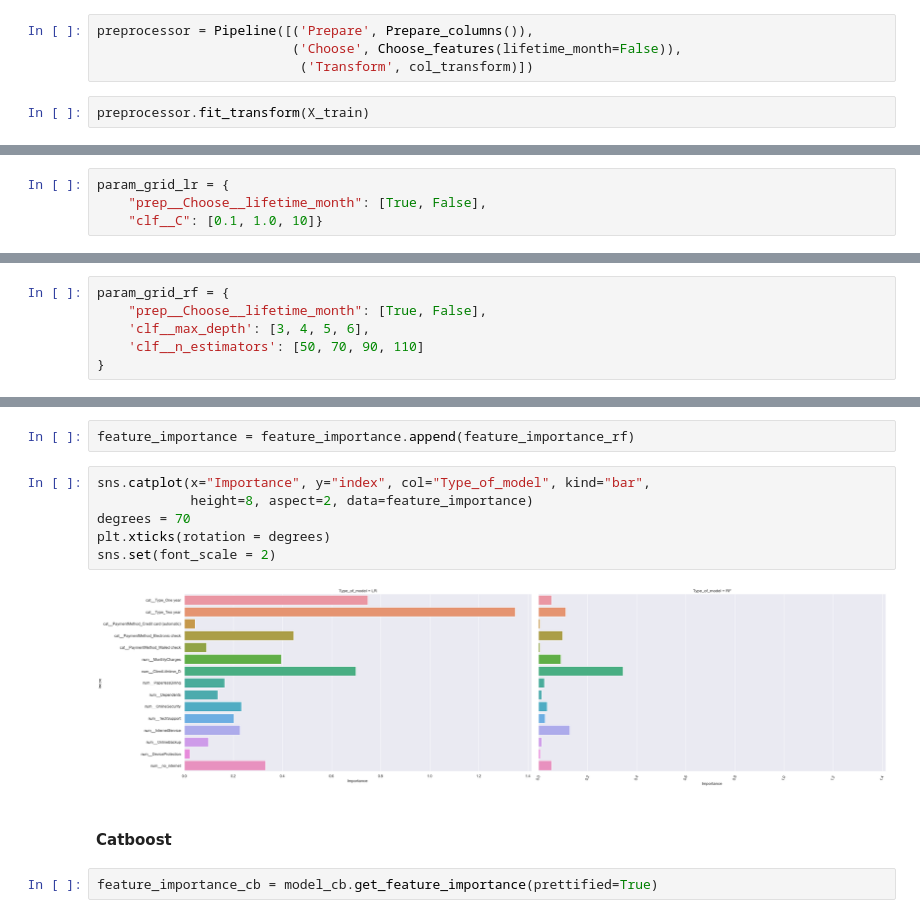
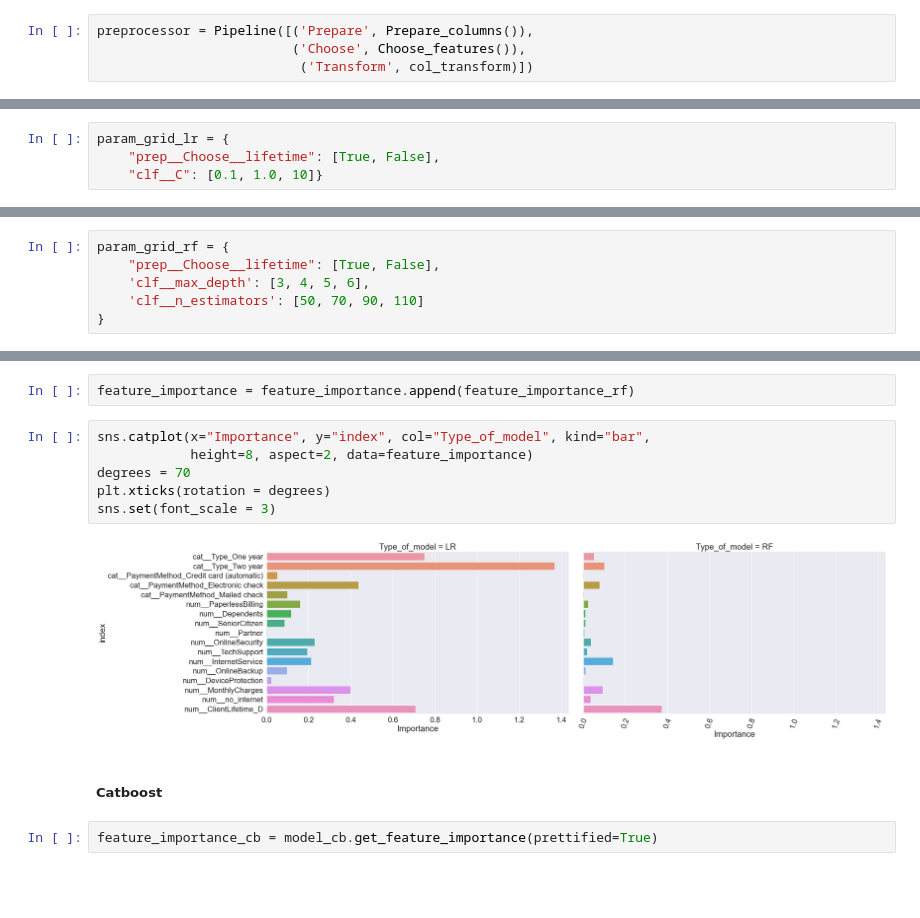
Before and after one commit to xrayserg/Yandex_Practicum, a Jupyter notebook: customer_churn_telecom/customer_churn_telecom.ipynb, the cells around one changed output, grey strips where cells are left out. Drawn from its saved outputs; the diff is of its cells as text; blank space fills up the shorter version.

```diff
--- a/customer_churn_telecom/customer_churn_telecom.ipynb
+++ b/customer_churn_telecom/customer_churn_telecom.ipynb
@@ -924,7 +1053,5 @@ col_transform = ColumnTransformer([
         ('num', num_transformer, make_column_selector(dtype_include=np.number))])
 # %%
 preprocessor = Pipeline([('Prepare', Prepare_columns()),
-                         ('Choose', Choose_features(lifetime_month=False)),
+                         ('Choose', Choose_features()),
                           ('Transform', col_transform)])
-# %%
-preprocessor.fit_transform(X_train)
@@ -986,7 +1088,7 @@ lr = Pipeline([('prep', preprocessor),
             ('clf', LogisticRegression())])
 # %%
 param_grid_lr = {
-    "prep__Choose__lifetime_month": [True, False],
+    "prep__Choose__lifetime": [True, False],
     "clf__C": [0.1, 1.0, 10]}
 # %%
 kfolds = StratifiedKFold(5, shuffle=True, random_state =10)
@@ -1044,7 +1158,7 @@ rf = Pipeline([('prep', preprocessor),
             ('clf', RandomForestClassifier(random_state=42))])
 # %%
 param_grid_rf = {
-    "prep__Choose__lifetime_month": [True, False],
+    "prep__Choose__lifetime": [True, False],
     'clf__max_depth': [3, 4, 5, 6],
     'clf__n_estimators': [50, 70, 90, 110]
 }
@@ -1227,13 +1341,13 @@ feature_importance = feature_importance.append(feature_importance_rf)
 # %%
 sns.catplot(x="Importance", y="index", col="Type_of_model", kind="bar",
             height=8, aspect=2, data=feature_importance)
 degrees = 70
 plt.xticks(rotation = degrees)
-sns.set(font_scale = 2)
+sns.set(font_scale = 3)
 # %% [output]
-[figure, old version]
+[figure, new version]
 # %% [markdown]
-#### Catboost
+##### Catboost
 # %%
 feature_importance_cb = model_cb.get_feature_importance(prettified=True)
 # %%
```
Also changed, not shown: parts of 202 cells of this notebook, 3 other files.
